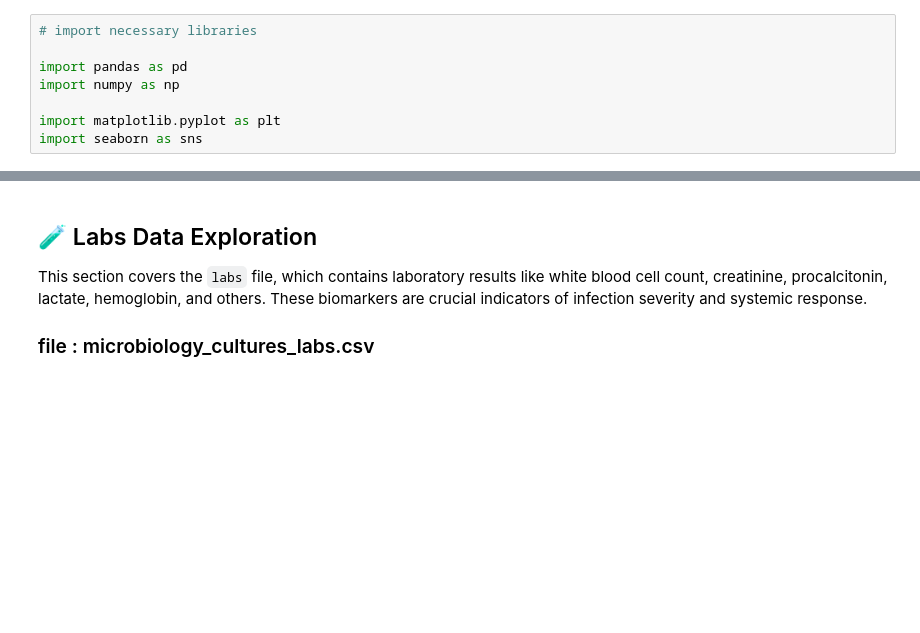
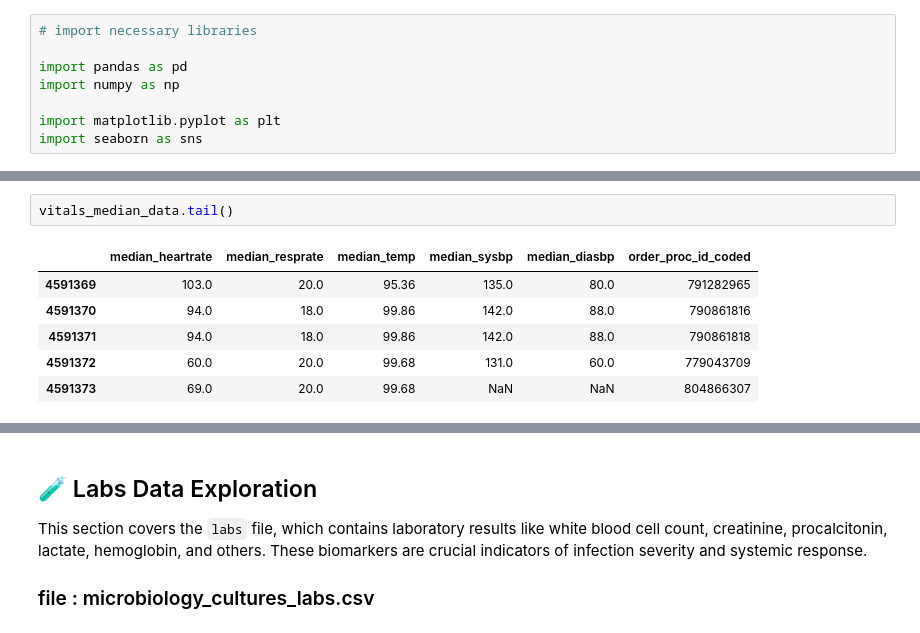
Before and after one commit to mohamedAlaa26/antibiotic-prediction, a Jupyter notebook: notebooks/explore_data.ipynb, the cells around one changed output, grey strips where cells are left out. Cells and saved outputs as stored; diff of their text form; blank space fills up the shorter version.

```diff
--- a/notebooks/explore_data.ipynb
+++ b/notebooks/explore_data.ipynb
@@ -23,0 +94,9 @@ This section explores the `vitals` file, which includes measurements such as hea
+# %%
+vitals_median_data.tail()
+# %% [output]
+|  | median_heartrate | median_resprate | median_temp | median_sysbp | median_diasbp | order_proc_id_coded |
+| 4591369 | 103.0 | 20.0 | 95.36 | 135.0 | 80.0 | 791282965 |
+| 4591370 | 94.0 | 18.0 | 99.86 | 142.0 | 88.0 | 790861816 |
+| 4591371 | 94.0 | 18.0 | 99.86 | 142.0 | 88.0 | 790861818 |
+| 4591372 | 60.0 | 20.0 | 99.68 | 131.0 | 60.0 | 779043709 |
+| 4591373 | 69.0 | 20.0 | 99.68 | NaN | NaN | 804866307 |
```
Also changed, not shown: parts of 17 cells of this notebook.
